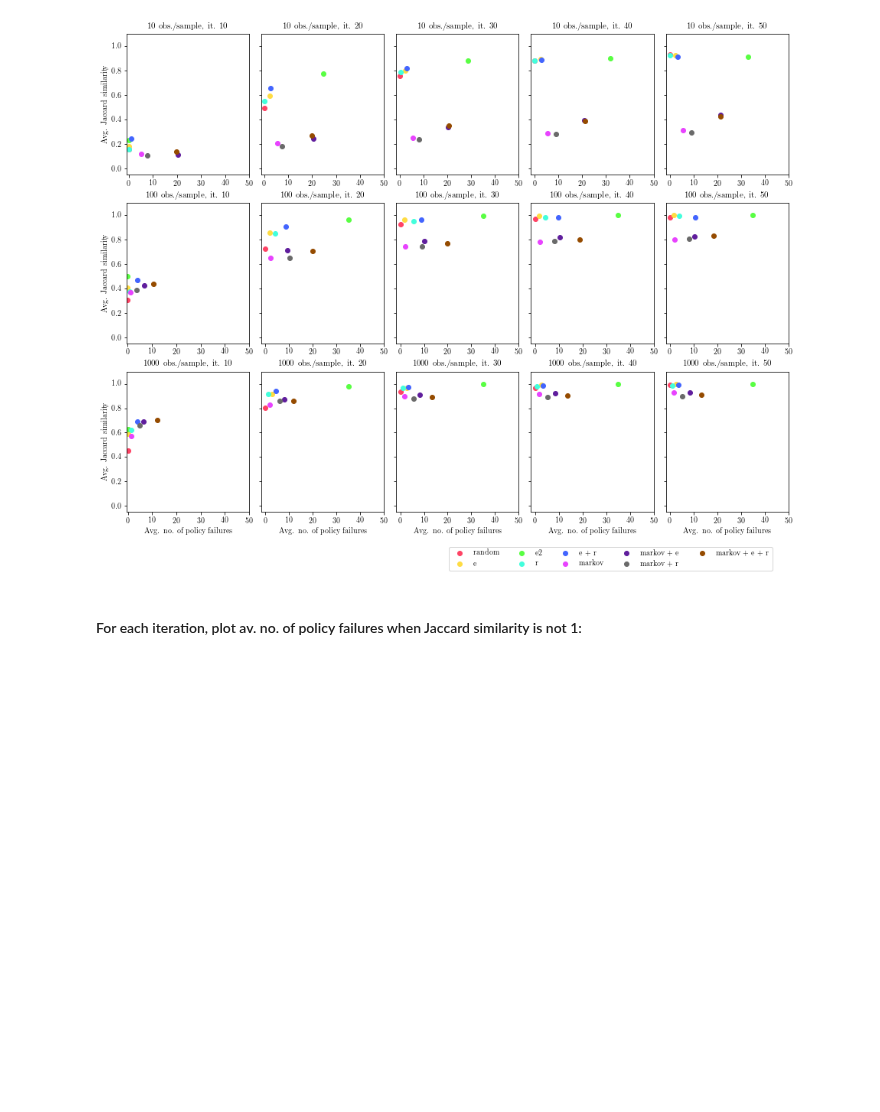
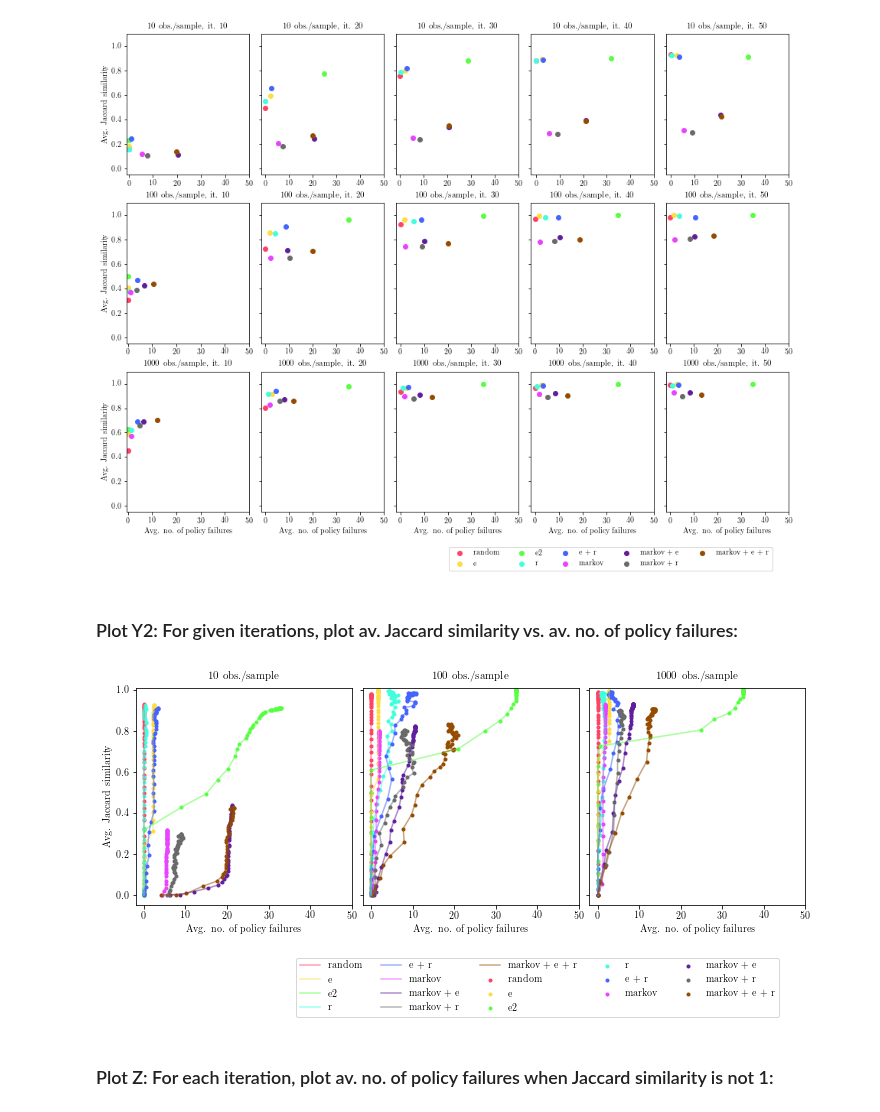
Before and after one commit to juangamella/aicp, a Jupyter notebook: plots_finite.ipynb, the cells around one changed output. Drawn from its saved outputs; the diff is of its cells as text; code cells hidden in the pictures; blank space fills up the shorter version.

Commit message:
Added "trajectory" plot of avg. jaccard similarity vs. avg. number of policy failures

```diff
--- a/plots_finite.ipynb
+++ b/plots_finite.ipynb
@@ -129,3 +121,17 @@ experiments = [
+# %%
+# Experiments to load
+
+experiments = [
+["experiments/results_1588626633_runs_4_max_iter_50_random_state_0_tag_may4r_G_100_k_3.0_p_min_12_p_max_12_w_min_0.5_w_max_1.0_var_min_0.0_var_max_1.0_int_min_0.0_int_max_1.0_do_False_i_mean_10_i_var_1_finite_True_n_10_alpha_0.0002.pickle"],
+["experiments/results_1588615583_runs_4_max_iter_50_random_state_0_tag_may4r_G_100_k_3.0_p_min_12_p_max_12_w_min_0.5_w_max_1.0_var_min_0.0_var_max_1.0_int_min_0.0_int_max_1.0_do_False_i_mean_10_i_var_1_finite_True_n_100_alpha_0.0002.pickle"],
+["experiments/results_1588737774_runs_4_max_iter_50_random_state_0_tag_may4r_G_100_k_3.0_p_min_12_p_max_12_w_min_0.5_w_max_1.0_var_min_0.0_var_max_1.0_int_min_0.0_int_max_1.0_do_False_i_mean_10_i_var_1_finite_True_n_1000_alpha_0.0002.pickle"],
+]
+
+experiments = [
+    ["experiments/results_1588626633_runs:4_max_iter:50_random_state:0_tag:may4r_G:100_k:3.0_p_min:12_p_max:12_w_min:0.5_w_max:1.0_var_min:0.0_var_max:1.0_int_min:0.0_int_max:1.0_do:False_i_mean:10_i_var:1_finite:True_n:10_alpha:0.0002.pickle"],
+    ["experiments/results_1588615583_runs:4_max_iter:50_random_state:0_tag:may4r_G:100_k:3.0_p_min:12_p_max:12_w_min:0.5_w_max:1.0_var_min:0.0_var_max:1.0_int_min:0.0_int_max:1.0_do:False_i_mean:10_i_var:1_finite:True_n:100_alpha:0.0002.pickle"],
+["experiments/results_1588737774_runs:4_max_iter:50_random_state:0_tag:may4r_G:100_k:3.0_p_min:12_p_max:12_w_min:0.5_w_max:1.0_var_min:0.0_var_max:1.0_int_min:0.0_int_max:1.0_do:False_i_mean:10_i_var:1_finite:True_n:1000_alpha:0.0002.pickle"],
+]
 # %%
 def process_experiments(experiments):
     Trajectories = []
@@ -592,7 +598,7 @@ for k, n in enumerate(sample_sizes):
     jac_sim = np.ones((P, N*runs, max_iter+1))
     for i, trajectories in enumerate(Trajectories[k].values()):
         for j, trajectory in enumerate(trajectories):
-            jac_sim[i, j, 0:len(trajectory)] = trajectory
+            jac_sim[i, j, :] = trajectory
     mean_jac = np.mean(jac_sim[:, :, :], axis=1)
 
     for j, it_num in enumerate(it_nums):
@@ -618,7 +624,55 @@ ax.legend(prop=fontP, ncol=5, bbox_to_anchor=(0.9, -.22))
 plt.savefig('figures/jac_vs_empty_pool.pdf', bbox_inches='tight')
 # %% [output]
 [figure]
+# %% [markdown]
+### Plot Y2: For given iterations, plot av. Jaccard similarity vs. av. no. of policy failures:
+# %%
+# Plot settings
+gs = gridspec.GridSpec(1, 3, wspace=0.05, hspace=0.2)
+plt.figure(figsize=(12,4))
+
+
+plot_iter = 50
+x_axis = np.arange(0, plot_iter)
+ylim = [-0.05, 1.01]
+
+##############################
+sample_sizes = [10,100,1000]
+it_nums = [10, 20, 30, 40, 50]
+
+for k, n in enumerate(sample_sizes):
+    plt.subplot(gs[k])
+    ax = plt.gca()
+    # Compute mean jaccard similarity vs. iter number for all policies
+    jac_sim = np.ones((P, N*runs, max_iter+1))
+    for i, trajectories in enumerate(Trajectories[k].values()):
+        for j, trajectory in enumerate(trajectories):
+            jac_sim[i, j, :] = trajectory
+    mean_jac = np.mean(jac_sim[:, :, :], axis=1)
+
+    for i, (name, events_list) in enumerate(EmptyPoolEvents[k].items()):
+        # Compute avg. numner of policy failures for each policy
+        event_count = np.zeros(max_iter)
+        for events in events_list:
+            event_count[events] += 1
+        event_count /= runs
+        # Plot jac. sim vs. avg. policy failures
+        ax.scatter(event_count[0:max_iter], mean_jac[i, 0:max_iter], marker='.', label=name, color=colors[i])
+        ax.plot(event_count[0:max_iter], mean_jac[i, 0:max_iter], label=name, color=colorsa[i])
+
+    # Axis labels
+    ax.set_xticks(np.arange(0, max_iter+1, 10))
+    plt.xlabel("Avg. no. of policy failures")
+    plt.ylabel("Avg. Jaccard similarity") if k==0 else None
+    ax.set_yticklabels([]) if k!=0 else None
+    ax.text(0.5,1.04,"%d obs./sample" % sample_sizes[k], transform=ax.transAxes, fontsize=11, ha="center")
+    plt.ylim(ylim)
+
+ax.legend(prop=fontP, ncol=5, bbox_to_anchor=(0.9, -.22))
+plt.savefig('figures/jac_vs_empty_pool_trajectory.pdf', bbox_inches='tight')
+# %% [output]
+[figure, added]
 # %% [markdown]
-#### For each iteration, plot av. no. of policy failures when Jaccard similarity is not 1:
+### Plot Z: For each iteration, plot av. no. of policy failures when Jaccard similarity is not 1:
 # %%
 sample_sizes = [10,100,1000]
```
Also changed, not shown: parts of 7 cells of this notebook.
